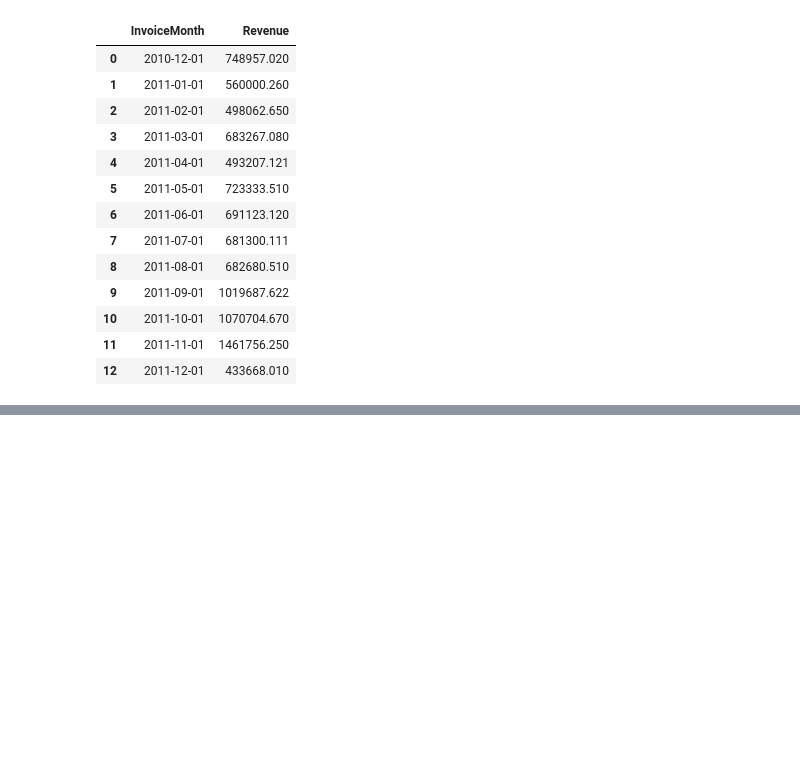
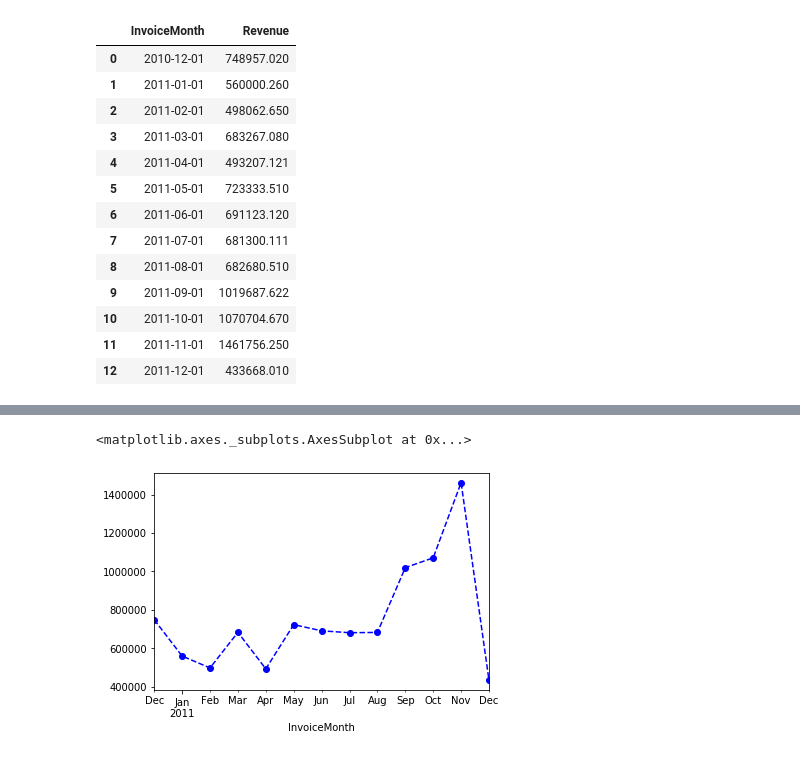
Before and after one commit to chhart/DataDrivenGrowth, a Jupyter notebook: 2020-06-11 Know Your Metrics.ipynb, the cells around one changed output, grey strips where cells are left out. Cells and saved outputs as stored; diff of their text form; code cells hidden in the pictures; blank space fills up the shorter version.

```diff
--- a/2020-06-11 Know Your Metrics.ipynb
+++ b/2020-06-11 Know Your Metrics.ipynb
@@ -88,0 +95,6 @@ AttributeError: 'Line2D' object has no property 'y'
+# %%
+plot_data = tx_revenue.plot('InvoiceMonth', 'Revenue', color='b', marker='o', linestyle='dashed', legend = False)
+plot_data
+# %% [output]
+<matplotlib.axes._subplots.AxesSubplot at 0x...>
+[figure, added]
```
Also changed, not shown: parts of 7 cells of this notebook.
